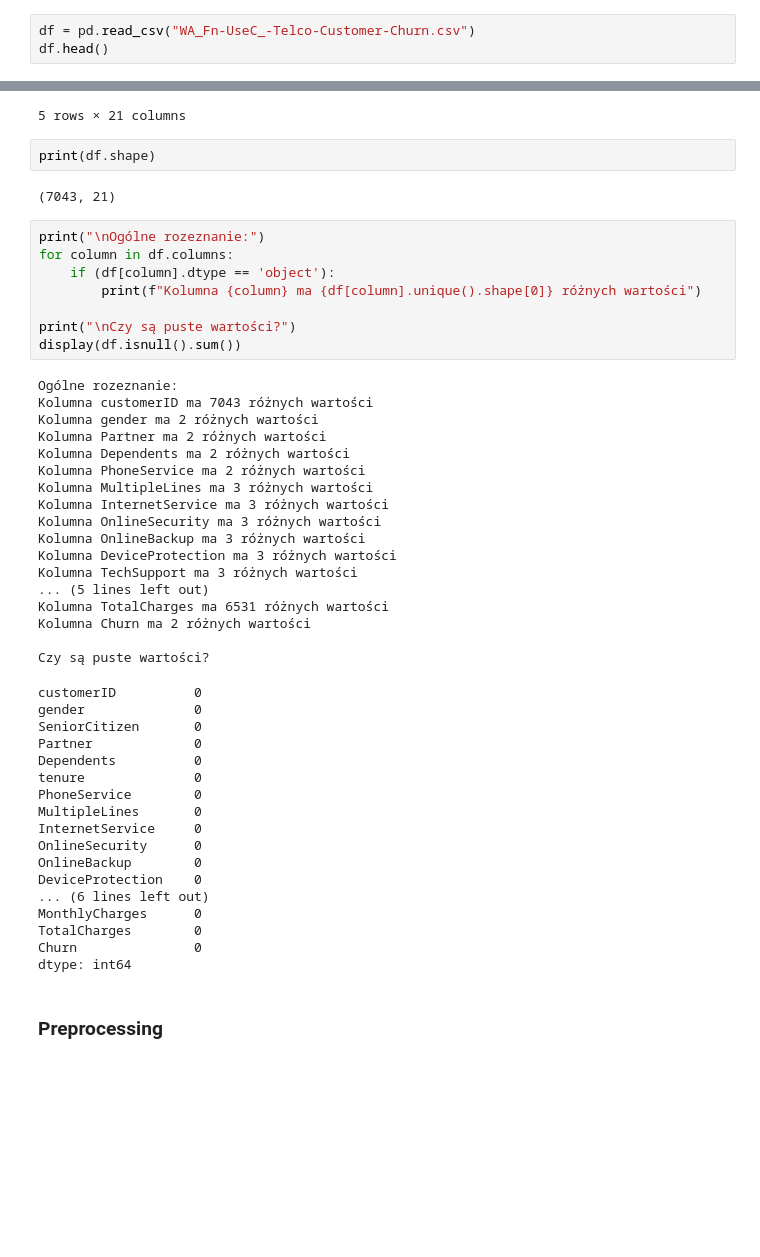
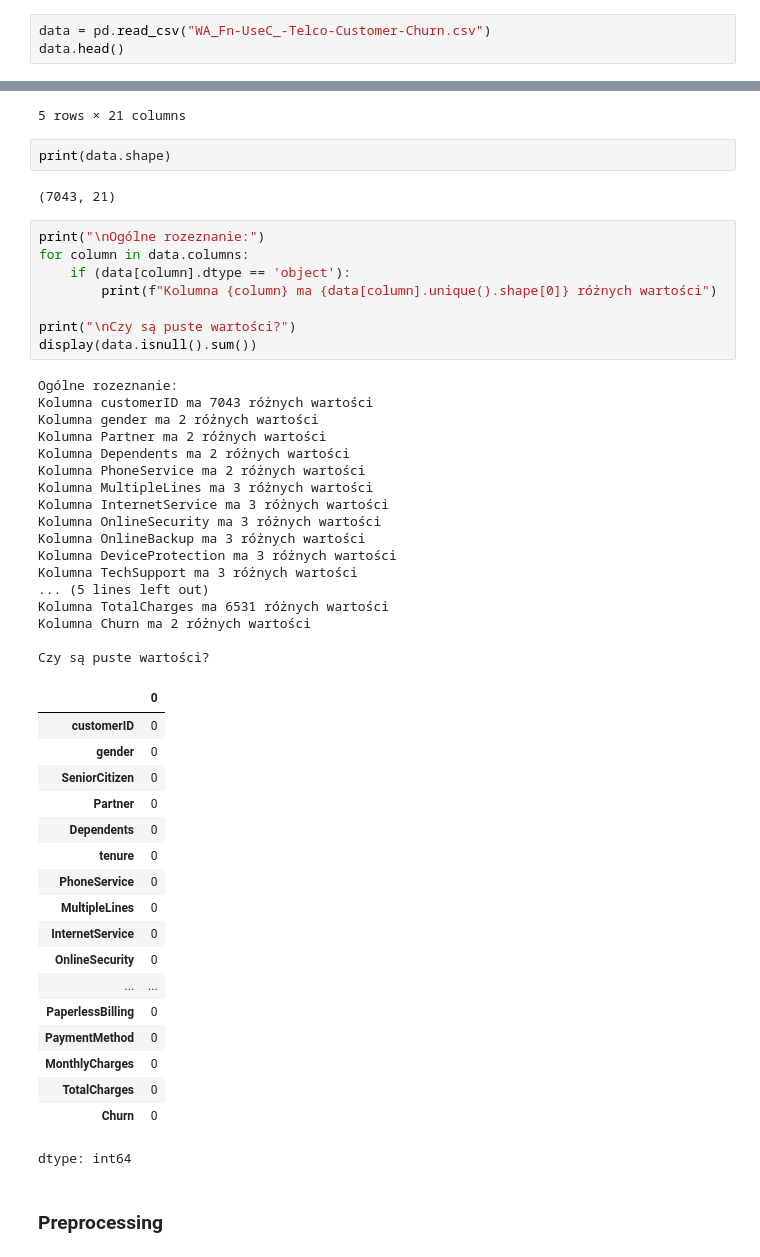
Before and after one commit to MikolajMezyk/projektML, a Jupyter notebook: projekt_czysto.ipynb, the cells around one changed output, grey strips where cells are left out. Cells and saved outputs as stored; diff of their text form; blank space fills up the shorter version.

```diff
--- a/projekt_czysto.ipynb
+++ b/projekt_czysto.ipynb
@@ -19,8 +32,8 @@ import matplotlib.pyplot as plt
 # %% [markdown]
 ###Rozeznanie
 # %%
-df = pd.read_csv("WA_Fn-UseC_-Telco-Customer-Churn.csv")
-df.head()
+data = pd.read_csv("WA_Fn-UseC_-Telco-Customer-Churn.csv")
+data.head()
 # %% [output]
 |  | customerID | gender | SeniorCitizen | Partner | Dependents | tenure | PhoneService | MultipleLines | ... |
 | 0 | 7590-VHVEG | Female | 0 | Yes | No | 1 | No | No phone service | ... |
@@ -30,51 +43,52 @@ df.head()
 | 4 | 9237-HQITU | Female | 0 | No | No | 2 | Yes | No | ... |
 5 rows × 21 columns
 # %%
-print(df.shape)
+print(data.shape)
 # %% [output]
 (7043, 21)
 # %%
 print("\nOgólne rozeznanie:")
-for column in df.columns:
-    if (df[column].dtype == 'object'):
-        print(f"Kolumna {column} ma {df[column].unique().shape[0]} różnych wartości")
+for column in data.columns:
+    if (data[column].dtype == 'object'):
+        print(f"Kolumna {column} ma {data[column].unique().shape[0]} różnych wartości")
 
 print("\nCzy są puste wartości?")
-display(df.isnull().sum())
+display(data.isnull().sum())
 # %% [output]
 Ogólne rozeznanie:
 Kolumna customerID ma 7043 różnych wartości
 Kolumna gender ma 2 różnych wartości
 Kolumna Partner ma 2 różnych wartości
 Kolumna Dependents ma 2 różnych wartości
 Kolumna PhoneService ma 2 różnych wartości
 Kolumna MultipleLines ma 3 różnych wartości
 Kolumna InternetService ma 3 różnych wartości
 Kolumna OnlineSecurity ma 3 różnych wartości
 Kolumna OnlineBackup ma 3 różnych wartości
 Kolumna DeviceProtection ma 3 różnych wartości
 Kolumna TechSupport ma 3 różnych wartości
 ... (5 lines left out)
 Kolumna TotalCharges ma 6531 różnych wartości
 Kolumna Churn ma 2 różnych wartości
 
 Czy są puste wartości?
+|  | 0 |
+| customerID | 0 |
+| gender | 0 |
+| SeniorCitizen | 0 |
+| Partner | 0 |
+| Dependents | 0 |
+| tenure | 0 |
+| PhoneService | 0 |
+| MultipleLines | 0 |
+| InternetService | 0 |
+| OnlineSecurity | 0 |
+| ... | ... |
+| PaperlessBilling | 0 |
+| PaymentMethod | 0 |
+| MonthlyCharges | 0 |
+| TotalCharges | 0 |
+| Churn | 0 |
-customerID          0
-gender              0
-SeniorCitizen       0
-Partner             0
-Dependents          0
-tenure              0
-PhoneService        0
-MultipleLines       0
-InternetService     0
-OnlineSecurity      0
-OnlineBackup        0
-DeviceProtection    0
-... (6 lines left out)
-MonthlyCharges      0
-TotalCharges        0
-Churn               0
 dtype: int64
 # %% [markdown]
 ### Preprocessing
```
Also changed, not shown: parts of 35 cells of this notebook.
